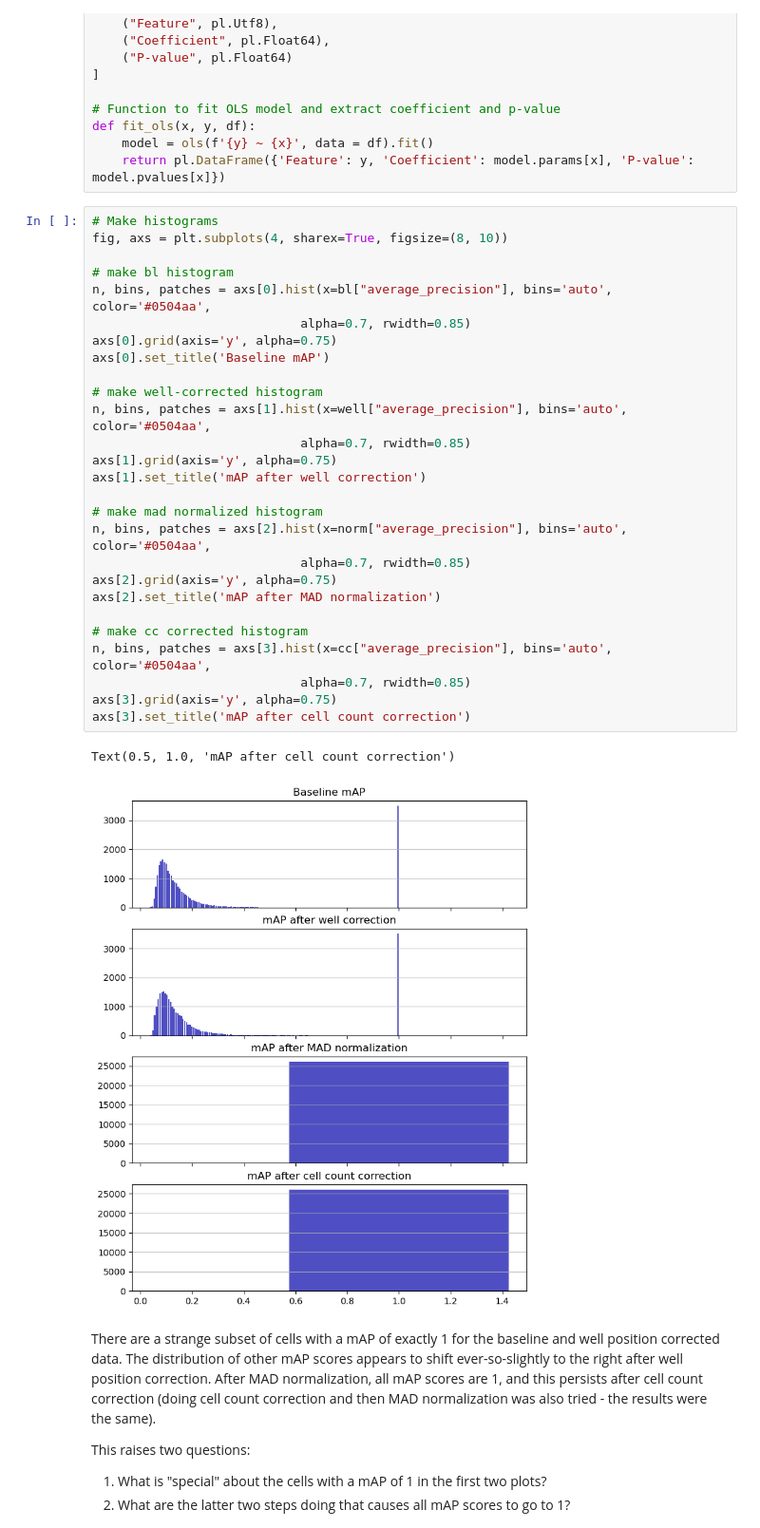
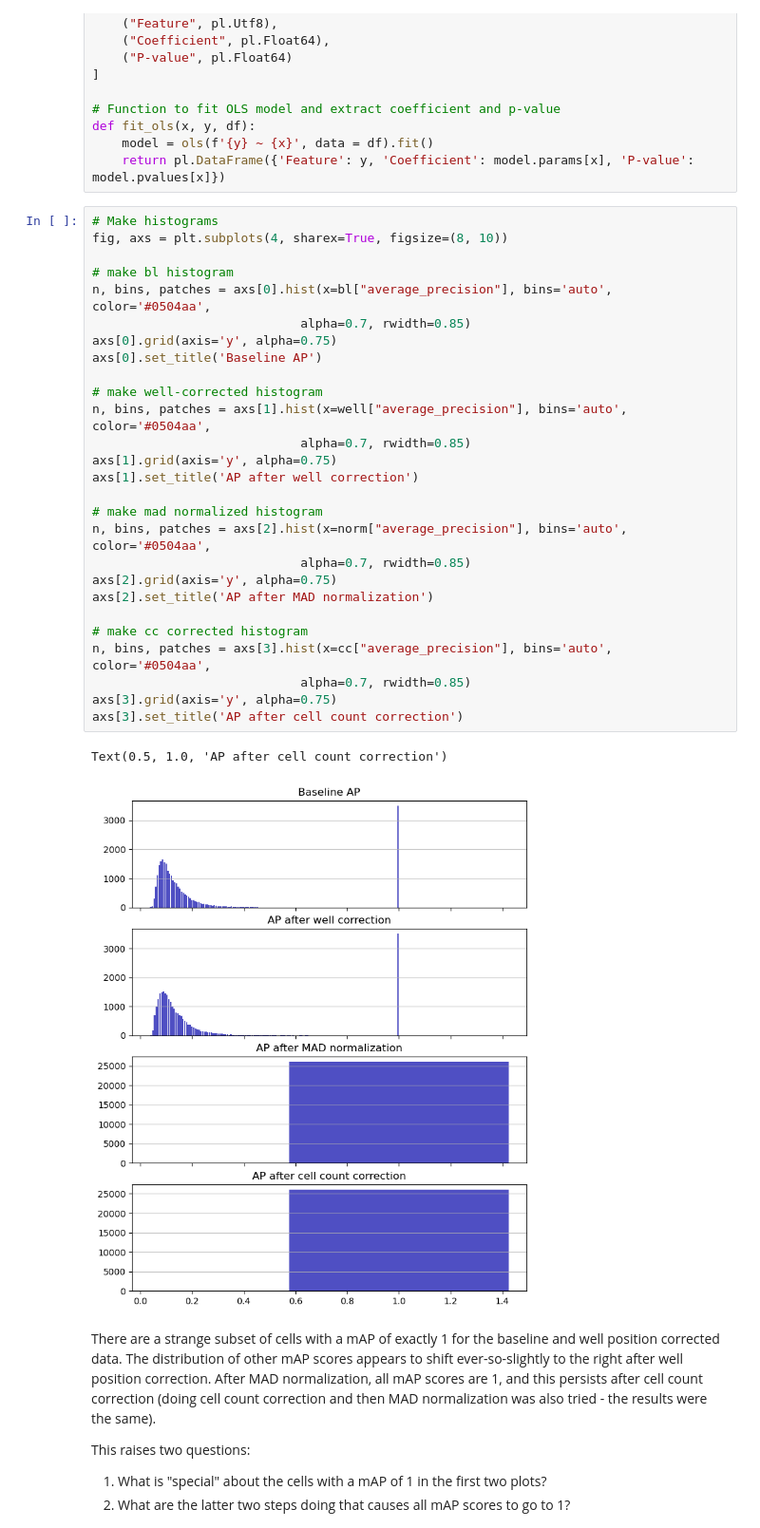
Before and after one commit to runxi-shen/2021_09_01_VarChAMP, a Jupyter notebook: 7.downstream_analysis_jess/notebooks/explore_map_results.ipynb, the cells around one changed output. Shown at 95% size. Saved outputs shown, nothing was run; the diff lists cells and outputs as text.

```diff
--- a/7.downstream_analysis_jess/notebooks/explore_map_results.ipynb
+++ b/7.downstream_analysis_jess/notebooks/explore_map_results.ipynb
@@ -69,33 +69,33 @@ def fit_ols(x, y, df):
 # %%
 # Make histograms
 fig, axs = plt.subplots(4, sharex=True, figsize=(8, 10))
 
 # make bl histogram
 n, bins, patches = axs[0].hist(x=bl["average_precision"], bins='auto', color='#0504aa',
                             alpha=0.7, rwidth=0.85)
 axs[0].grid(axis='y', alpha=0.75)
-axs[0].set_title('Baseline mAP')
+axs[0].set_title('Baseline AP')
 
 # make well-corrected histogram
 n, bins, patches = axs[1].hist(x=well["average_precision"], bins='auto', color='#0504aa',
                             alpha=0.7, rwidth=0.85)
 axs[1].grid(axis='y', alpha=0.75)
-axs[1].set_title('mAP after well correction')
+axs[1].set_title('AP after well correction')
 
 # make mad normalized histogram
 n, bins, patches = axs[2].hist(x=norm["average_precision"], bins='auto', color='#0504aa',
                             alpha=0.7, rwidth=0.85)
 axs[2].grid(axis='y', alpha=0.75)
-axs[2].set_title('mAP after MAD normalization')
+axs[2].set_title('AP after MAD normalization')
 
 # make cc corrected histogram
 n, bins, patches = axs[3].hist(x=cc["average_precision"], bins='auto', color='#0504aa',
                             alpha=0.7, rwidth=0.85)
 axs[3].grid(axis='y', alpha=0.75)
-axs[3].set_title('mAP after cell count correction')
+axs[3].set_title('AP after cell count correction')
 # %% [output]
-Text(0.5, 1.0, 'mAP after cell count correction')
+Text(0.5, 1.0, 'AP after cell count correction')
-[figure, old version]
+[figure, new version]
 # %% [markdown]
 There are a strange subset of cells with a mAP of exactly 1 for the baseline and well position corrected data. The distribution of other mAP scores appears to shift ever-so-slightly to the right after well position correction. After MAD normalization, all mAP scores are 1, and this persists after cell count correction (doing cell count correction and then MAD normalization was also tried - the results were the same).
 
```
Also changed, not shown: parts of 5 cells of this notebook, 1 other file.
